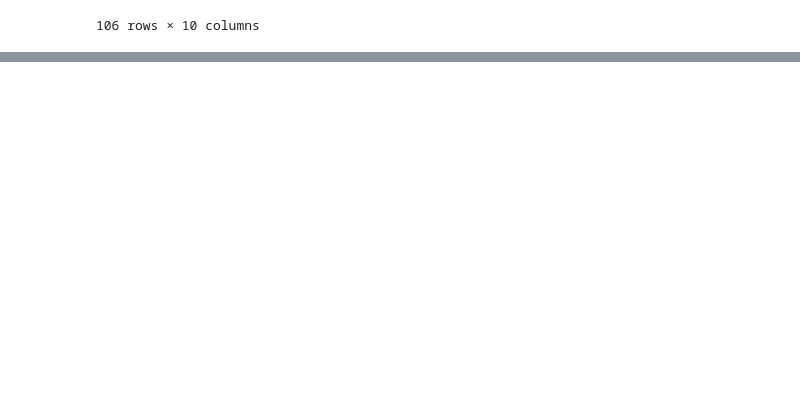
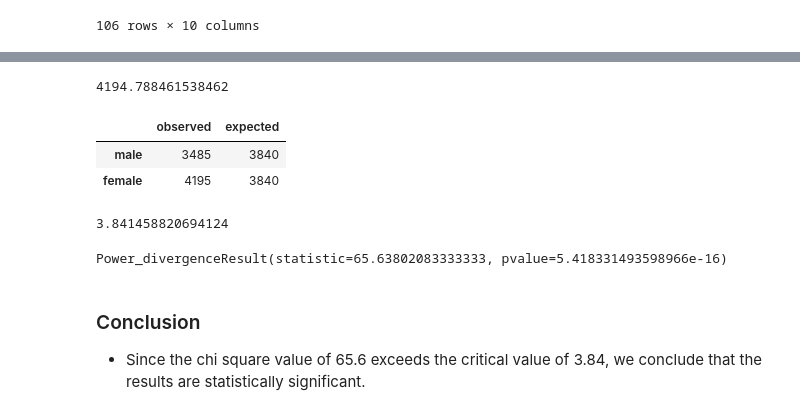
Before and after one commit to nickmille96/Project-1, a Jupyter notebook: chi-square.ipynb, the cells around one changed output, grey strips where cells are left out. Drawn from its saved outputs; the diff is of its cells as text; code cells hidden in the pictures; blank space fills up the shorter version.

```diff
--- a/chi-square.ipynb
+++ b/chi-square.ipynb
@@ -92,0 +151,43 @@ male_mean
+# %%
+# calculate mean of sample_size for all states
+female_mean = fresponse_data["Sample_Size"].mean()
+
+female_mean
+# %% [output]
+4194.788461538462
+# %%
+# Observed data in a (hypothetical) survey of 300 people
+observed = pd.Series([3485,4195], index=["male", "female"])
+# %%
+# Create a data frame
+df = pd.DataFrame([observed]).T
+# %%
+# Add a column whose default values are the expected values
+df[1] = 3840
+# %%
+# Rename columns
+df.columns = ["observed", "expected"]
+# %%
+# View the data frame
+df
+# %% [output]
+|  | observed | expected |
+| male | 3485 | 3840 |
+| female | 4195 | 3840 |
+# %%
+# The degree of freedom is 2-1 = 1
+# With a p-value of 0.05, the confidence level is 1.00-0.05 = 0.95.
+critical_value = stats.chi2.ppf(q = 0.95, df = 1)
+
+critical_value
+# %% [output]
+3.841458820694124
+# %%
+# Run the chi square test with stats.chisquare()
+stats.chisquare(df['observed'], df['expected'])
+# %% [output]
+Power_divergenceResult(statistic=65.63802083333333, pvalue=5.418331493598966e-16)
+# %% [markdown]
+### Conclusion
+
+* Since the chi square value of 65.6 exceeds the critical value of 3.84, we conclude that the results are statistically significant.
```
Also changed, not shown: parts of 11 cells of this notebook, 1 other file.
